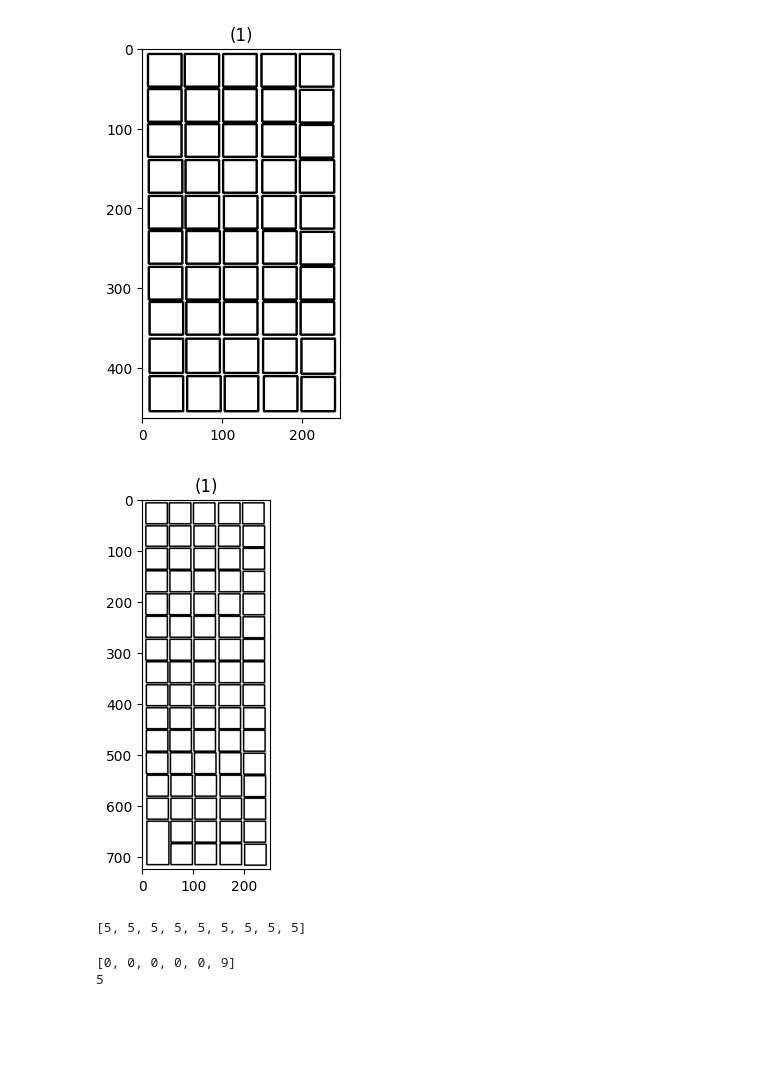
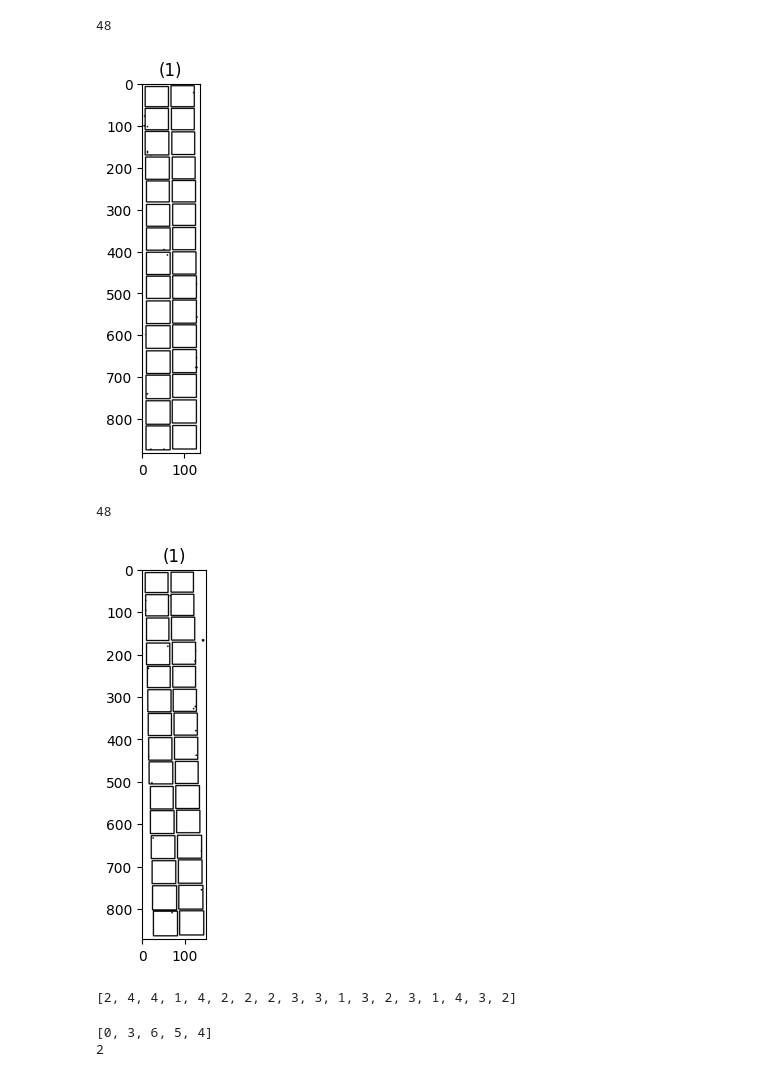
Before and after one commit to ZiadSheriif/Sa7a7LY, a Jupyter notebook: BubbleSheet/BubbleSheet.ipynb, the cells around one changed output. Drawn from its saved outputs; the diff is of its cells as text; code cells hidden in the pictures; blank space fills up the shorter version.

```diff
--- a/BubbleSheet/BubbleSheet.ipynb
+++ b/BubbleSheet/BubbleSheet.ipynb
@@ -20,7 +20,7 @@ from utils.commonfunctions import *
 # img = io.imread("datasets/dataset_module1/01.jpg")
 
 # read image 1.jpg
-img = cv.imread('dataset/inputs/Five0.png',0)
+img = cv.imread('dataset/inputs/CameraTwo0.jpeg',0)
 # colored_img = cv.imread('datasets/dataset_module1/01.jpg')
 # img = cv.imread('datasets/dataset_module1/11.jpg',0)
 
@@ -64,6 +64,7 @@ show_images([cannyEdges])
 # Use a copy of the image e.g. edged.copy()
 # since findContours alters the image
 img_cpy = img.copy()
+img_cpy = cv.adaptiveThreshold(img_cpy,255,cv.ADAPTIVE_THRESH_GAUSSIAN_C,cv.THRESH_BINARY,59,3)
 contours, hierarchy = cv.findContours(cannyEdges,
     cv.RETR_EXTERNAL, cv.CHAIN_APPROX_NONE)
 
@@ -121,50 +122,48 @@ def find_contours_to_rect(img):
     # computes the bounding box for the contour, and draws it on the frame,
 
     sorted_contours = sorted(contours, key=lambda ctr: cv.boundingRect(ctr)[1])
-
     dimensions_contours = []
     for contour in sorted_contours:
         (x,y,w,h) = cv.boundingRect(contour)
-        dimensions_contours.append( (x,y,w,h))
-        cv.rectangle(white_img_large_contours, (x,y), (x+w,y+h), (0, 0, 0), 2)
+        if w/h >= 0.9 and w/h <=1.1:
+            dimensions_contours.append((x,y,w,h))
+            cv.rectangle(white_img_large_contours, (x,y), (x+w,y+h), (0, 0, 0), 2)
+    print(len(dimensions_contours))
     return white_img_large_contours,dimensions_contours
 
 contour_cropped_imgs = []
 dimensions_cropped_imgs = []
 for image in croped_images:
-    kernel = np.ones((15,15))
-    dilatedImg = dilate(image, kernel)
-
-    kernel = np.ones((15,15))
-    erodedImg = erode(dilatedImg, kernel)
     result_img,result_dimenstion = find_contours_to_rect(image)
     contour_cropped_imgs.append([result_img])
     dimensions_cropped_imgs.append(result_dimenstion)
     show_images([result_img])
 
 contours_count = []
 non_overlapped_cnts = []
 for dimensions_cropped_img in dimensions_cropped_imgs[0]:
     isOverlapped = False
     for contour in non_overlapped_cnts:
         (x,y,w,h) = dimensions_cropped_img
         (x1,y1,w1,h1) = contour
         if (x>=x1 and x<=x1+w1) or (x+w>=x1 and x+w<=x1+w1):
             isOverlapped = True
             break
     if isOverlapped:
         contours_count.append(len(non_overlapped_cnts))
         non_overlapped_cnts = []
         non_overlapped_cnts.append(dimensions_cropped_img)
     else:
         non_overlapped_cnts.append(dimensions_cropped_img)
     #print(non_overlapped_cnts)
 
 print(contours_count)
 # %% [output]
+48
-[figure, old version]
+[figure, new version]
+48
-[figure, old version]
+[figure, new version]
-[5, 5, 5, 5, 5, 5, 5, 5, 5]
+[2, 4, 4, 1, 4, 2, 2, 2, 3, 3, 1, 3, 2, 3, 1, 4, 3, 2]
 # %%
 contours_count = np.array(contours_count)
 frequency = [0]*np.max(contours_count+1)
@@ -175,8 +174,8 @@ print(frequency)
 answer_count = frequency.index(max(frequency))
 print(answer_count)
 # %% [output]
-[0, 0, 0, 0, 0, 9]
-5
+[0, 3, 6, 5, 4]
+2
 # %%
 groups_questions_answers = []
 for i in range(len(dimensions_cropped_imgs)):
```
Also changed, not shown: parts of 8 cells of this notebook.
